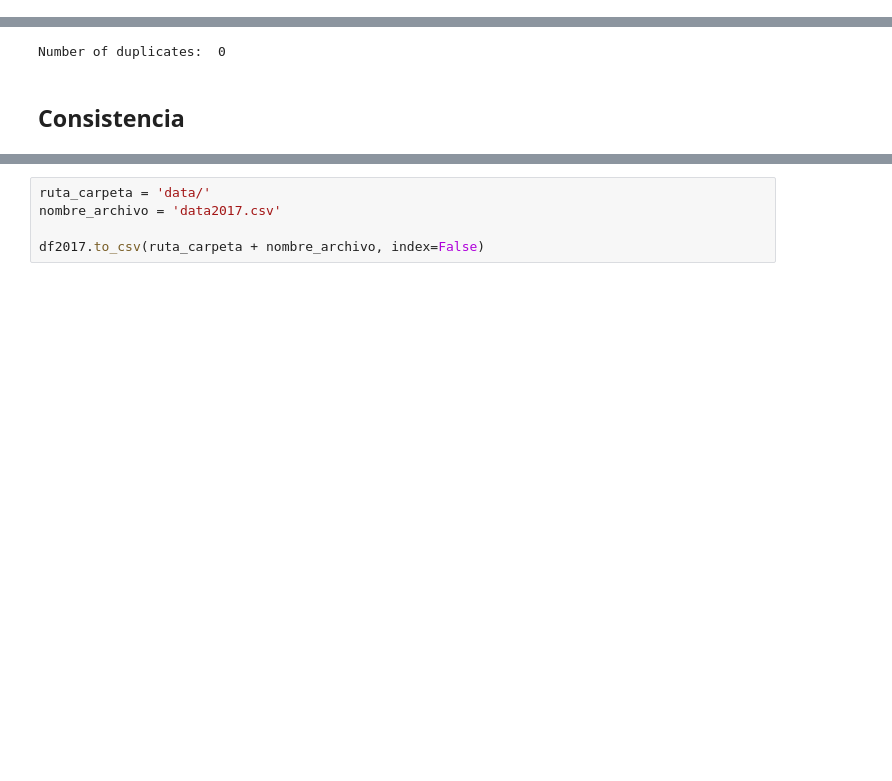
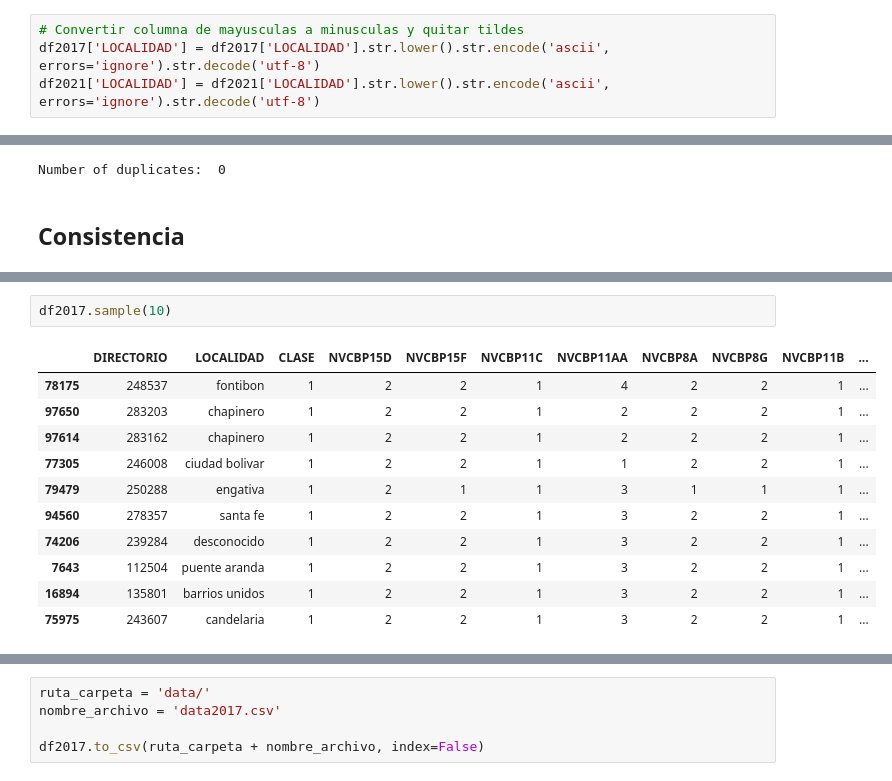
Before and after one commit to storres21/Proyecto-2-BI, a Jupyter notebook: limpiezaDatos.ipynb, the cells around one changed output, grey strips where cells are left out. Cells and saved outputs as stored; diff of their text form; blank space fills up the shorter version.

```diff
--- a/limpiezaDatos.ipynb
+++ b/limpiezaDatos.ipynb
@@ -557,0 +560,4 @@ print(filas_vacias_info.sort_values(by='Porcentaje Filas Vacías', ascending=Fal
+# %%
+# Convertir columna de mayusculas a minusculas y quitar tildes
+df2017['LOCALIDAD'] = df2017['LOCALIDAD'].str.lower().str.encode('ascii', errors='ignore').str.decode('utf-8')
+df2021['LOCALIDAD'] = df2021['LOCALIDAD'].str.lower().str.encode('ascii', errors='ignore').str.decode('utf-8')
@@ -597,3 +606,17 @@ df2021.describe()
 | 50% | 1.053688e+06 | 1.000000 | 2.000000 | 2.000000 | 1.000000 | 3.000000 | 2.000000 | 2.000000 | 1.000000 | 4.000000 | ... |
 | 75% | 1.151105e+06 | 1.000000 | 2.000000 | 2.000000 | 1.000000 | 3.000000 | 2.000000 | 2.000000 | 1.000000 | 4.000000 | ... |
 | max | 3.006812e+06 | 3.000000 | 2.000000 | 2.000000 | 2.000000 | 9.000000 | 9.000000 | 9.000000 | 2.000000 | 7.000000 | ... |
+# %%
+df2017.sample(10)
+# %% [output]
+|  | DIRECTORIO | LOCALIDAD | CLASE | NVCBP15D | NVCBP15F | NVCBP11C | NVCBP11AA | NVCBP8A | NVCBP8G | NVCBP11B | ... |
+| 78175 | 248537 | fontibon | 1 | 2 | 2 | 1 | 4 | 2 | 2 | 1 | ... |
+| 97650 | 283203 | chapinero | 1 | 2 | 2 | 1 | 2 | 2 | 2 | 1 | ... |
+| 97614 | 283162 | chapinero | 1 | 2 | 2 | 1 | 2 | 2 | 2 | 1 | ... |
+| 77305 | 246008 | ciudad bolivar | 1 | 2 | 2 | 1 | 1 | 2 | 2 | 1 | ... |
+| 79479 | 250288 | engativa | 1 | 2 | 1 | 1 | 3 | 1 | 1 | 1 | ... |
+| 94560 | 278357 | santa fe | 1 | 2 | 2 | 1 | 3 | 2 | 2 | 1 | ... |
+| 74206 | 239284 | desconocido | 1 | 2 | 2 | 1 | 3 | 2 | 2 | 1 | ... |
+| 7643 | 112504 | puente aranda | 1 | 2 | 2 | 1 | 3 | 2 | 2 | 1 | ... |
+| 16894 | 135801 | barrios unidos | 1 | 2 | 2 | 1 | 3 | 2 | 2 | 1 | ... |
+| 75975 | 243607 | candelaria | 1 | 2 | 2 | 1 | 3 | 2 | 2 | 1 | ... |
```
Also changed, not shown: parts of 18 cells of this notebook, 2 other files.
